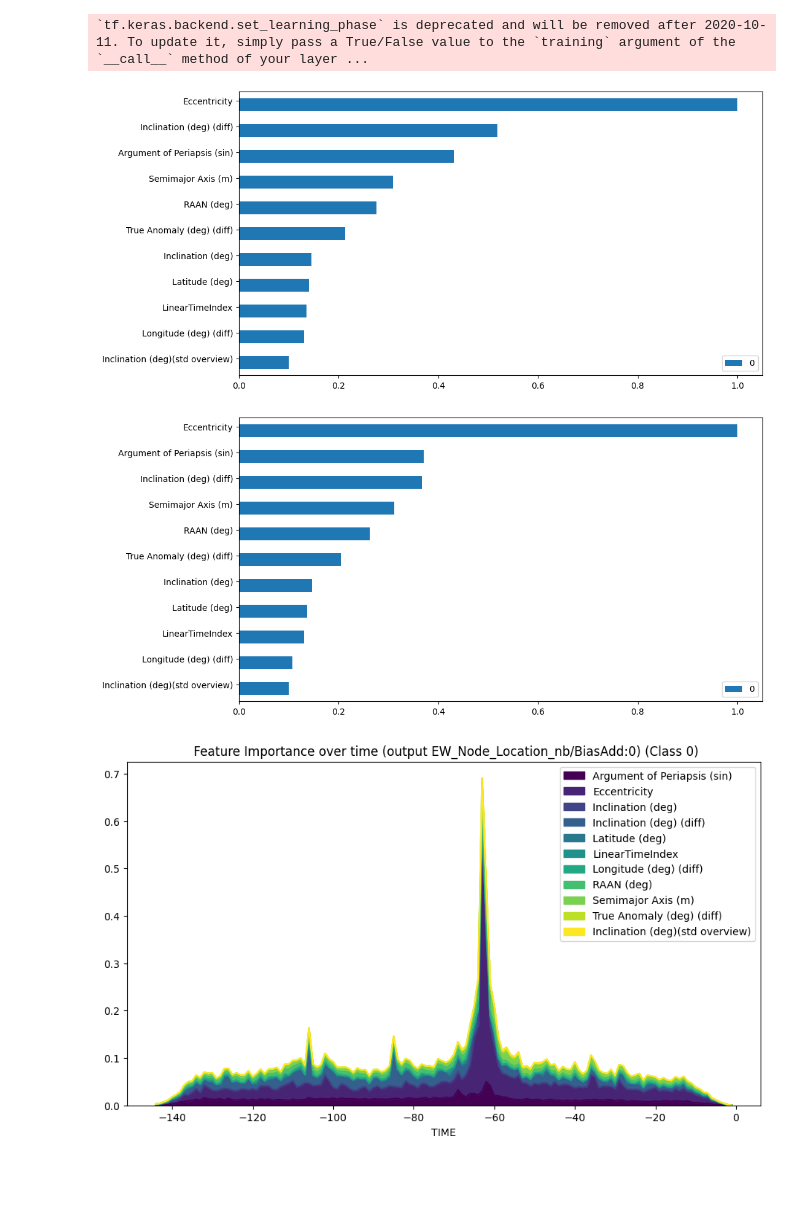
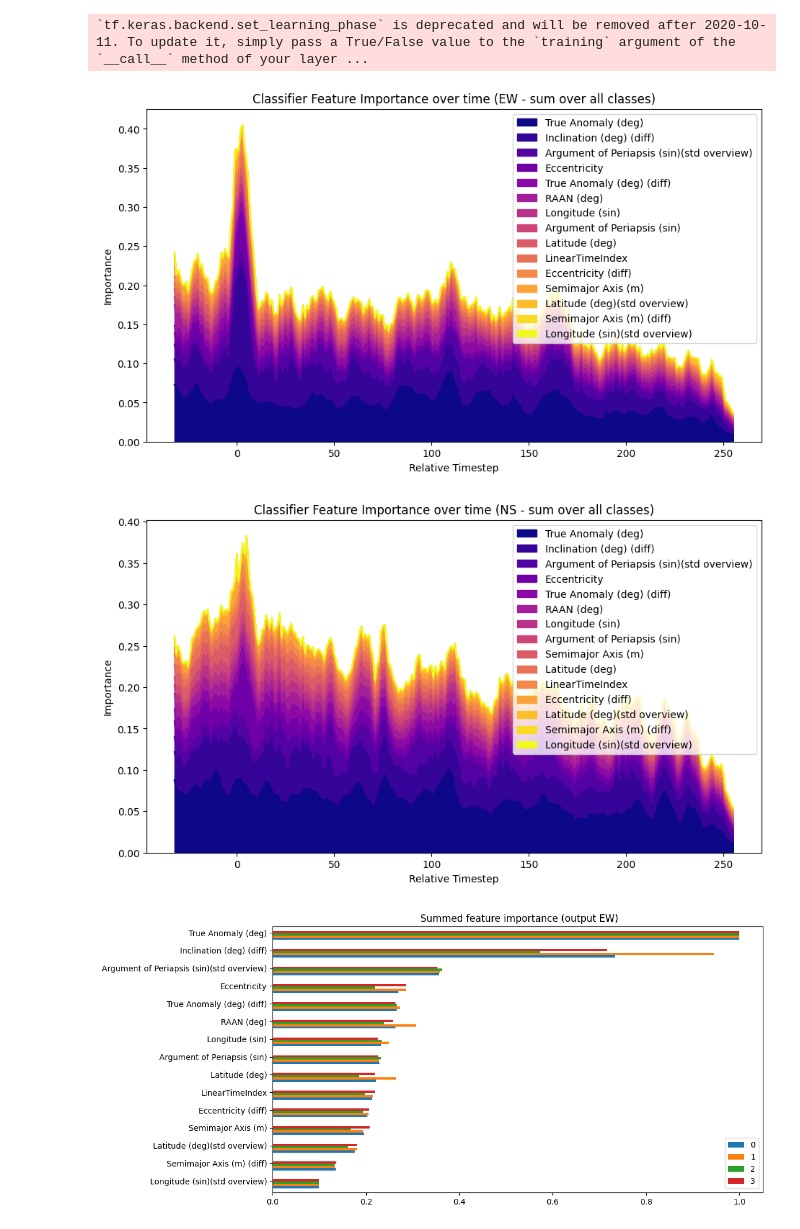
Before and after one commit to DavidBaldsiefen/splid-challenge, a Jupyter notebook: model_analysis.ipynb, the cells around one changed output. Drawn from its saved outputs; the diff is of its cells as text; code cells hidden in the pictures; blank space fills up the shorter version.

```diff
--- a/model_analysis.ipynb
+++ b/model_analysis.ipynb
@@ -107,12 +117,12 @@ Final 11 input features: ['Argument of Periapsis (sin)', 'Eccentricity', 'Inclin
 =========================Finished Generator=======================
 # %%
 datasets = ds_gen.get_datasets(2048,
-                                label_features=['EW_Node_Location_nb', 'NS_Node_Location_nb'],
+                                label_features=['EW_Type', 'NS_Type'],
                                 shuffle=True,
                                 only_ew_sk=False,
                                 only_nodes=False,
                                 stride=1,
-                                keep_label_stride=40,
+                                keep_label_stride=20,
                                 stride_offset=200,
                                 verbose=1)
 
@@ -124,14 +133,21 @@ Val-DS Cardinality: tf.Tensor(19948, shape=(), dtype=int64)
 # %%
-model = tf.keras.models.load_model("models/adik_localizer_model.hdf5", compile=True)
+model = tf.keras.models.load_model("models/classifier_model.hdf5", compile=True)
 # %%
 shap_vals = shap_analysis.get_shap_values_from_ds(model, datasets['train'], datasets['val'], n_t=2000, n_v=500)
 # %% [output]
 `tf.keras.backend.set_learning_phase` is deprecated and will be removed after 2020-10-11. To update it, simply pass a True/False value to the `training` argument of the `__call__` method of your layer ...
 # %%
 ft_cols = ds_gen._input_features + [ft+'(mean overview)' for ft in ds_gen._overview_features_mean] + [ft+'(std overview)' for ft in ds_gen._overview_features_std]
+shap_analysis.plot_ft_importance_over_time(shap_vals,
+                                           ft_cols,
+                                           title_prefix='Classifier',
+                                           time_hist=ds_gen._input_history_steps,
+                                           time_fut=ds_gen._input_future_steps,
+                                           time_stride=ds_gen._input_stride,
+                                           #savefile='img/classifier_feature_importance',
+                                           sum_over_classes=True)
 shap_analysis.plot_ft_importance_bars(shap_vals, ft_cols)
-shap_analysis.plot_ft_importance_over_time(shap_vals, ft_cols)
 # %% [output]
-[figure, old version]
+[figure, new version]
-[figure, old version]
+[figure, new version]
-[figure, old version]
+[figure, new version]
```
Also changed, not shown: parts of 5 cells of this notebook, 8 other files.
